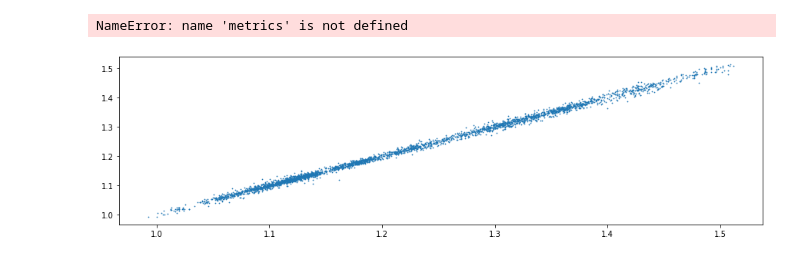
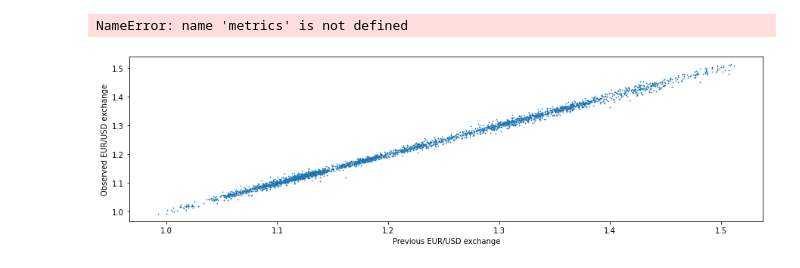
Before and after one commit to dtortosa/capstone_project, a Jupyter notebook: scripts/03_predicting_exchange_rate.ipynb, the cells around one changed output. Drawn from its saved outputs; the diff is of its cells as text; code cells hidden in the pictures.

Commit message:
adding figures

```diff
--- a/scripts/03_predicting_exchange_rate.ipynb
+++ b/scripts/03_predicting_exchange_rate.ipynb
@@ -668,11 +668,13 @@ NameError: name 'metrics' is not defined
 # %%
 #open a plot with two panels
 fig, ax1 = plt.subplots(1,1, figsize=(15,4))
 
 #plot scatter against date and eur pricing
 ax1.scatter(x=df_merged["previous_eur_pricing"], y=y, s=0.5)
+ax1.set_xlabel("Previous EUR/USD exchange")
+ax1.set_ylabel("Observed EUR/USD exchange")
 
 #save
 plt.savefig('results/figures/eur_pricing_vs_previous_day.png')
 # %% [output]
-[figure, old version]
+[figure, new version]
```
Also changed, not shown: 2 other files.
